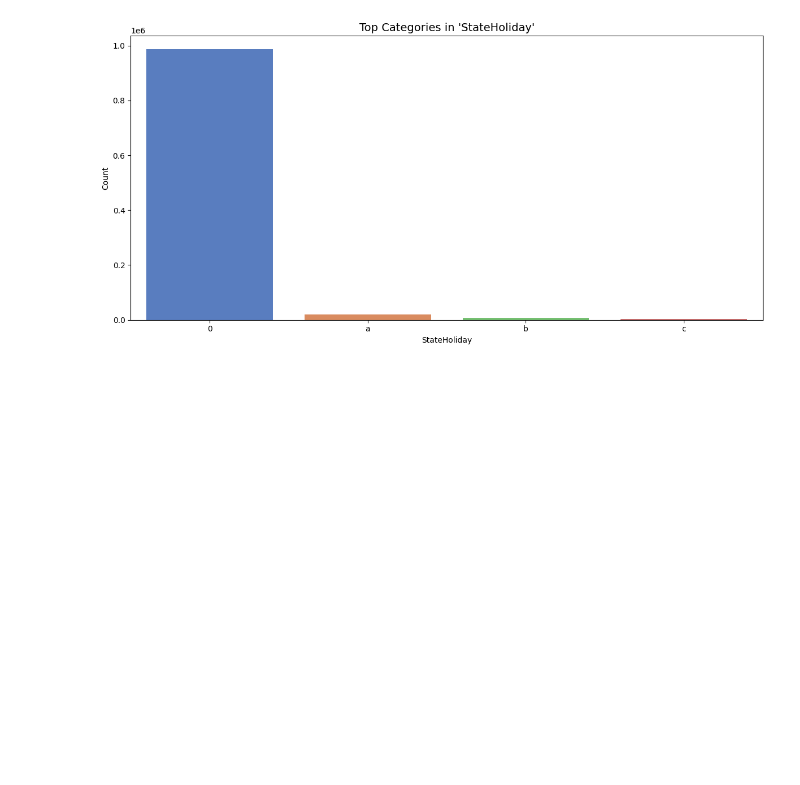
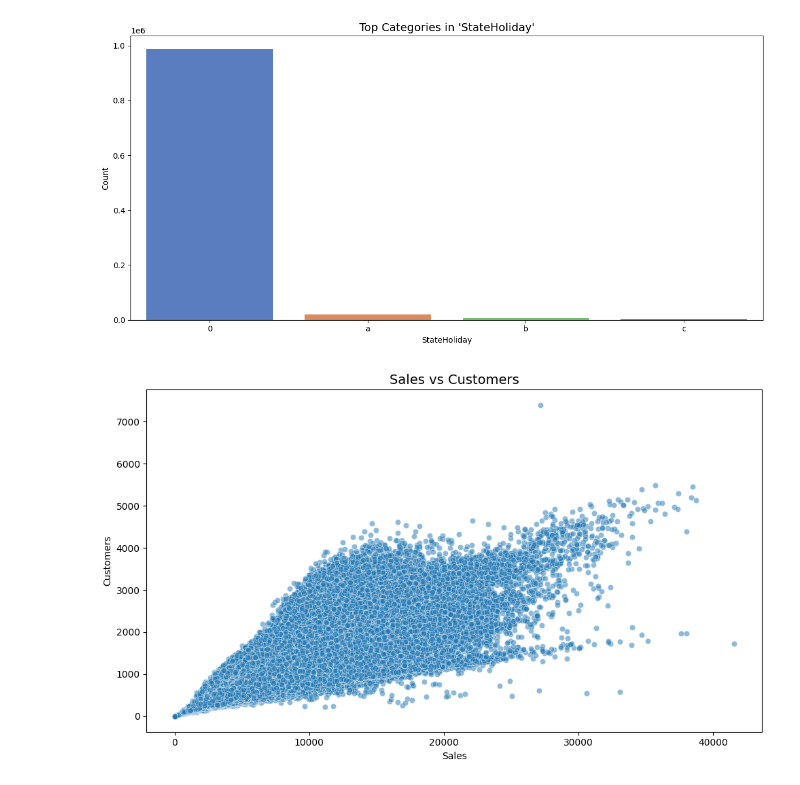
Before and after one commit to l-michalik/MICHALIK, a Jupyter notebook: MFinals/Forecasting Rossmann Store Sales/analysis/EDA.ipynb, the cells around one changed output. Cells and saved outputs as stored; diff of their text form; code cells hidden in the pictures; blank space fills up the shorter version.

```diff
--- a/MFinals/Forecasting Rossmann Store Sales/analysis/EDA.ipynb
+++ b/MFinals/Forecasting Rossmann Store Sales/analysis/EDA.ipynb
@@ -81,0 +84,5 @@ univariate_analyzer.execute_analysis(df, 'StateHoliday')
+# %%
+bivariate_analyzer = BivariateAnalyzer(NumericalVsNumericalAnalysis())
+bivariate_analyzer.execute_analysis(df, 'Sales', 'Customers')
+# %% [output]
+[figure, added]
```
Also changed, not shown: parts of 4 cells of this notebook, 3 other files.
